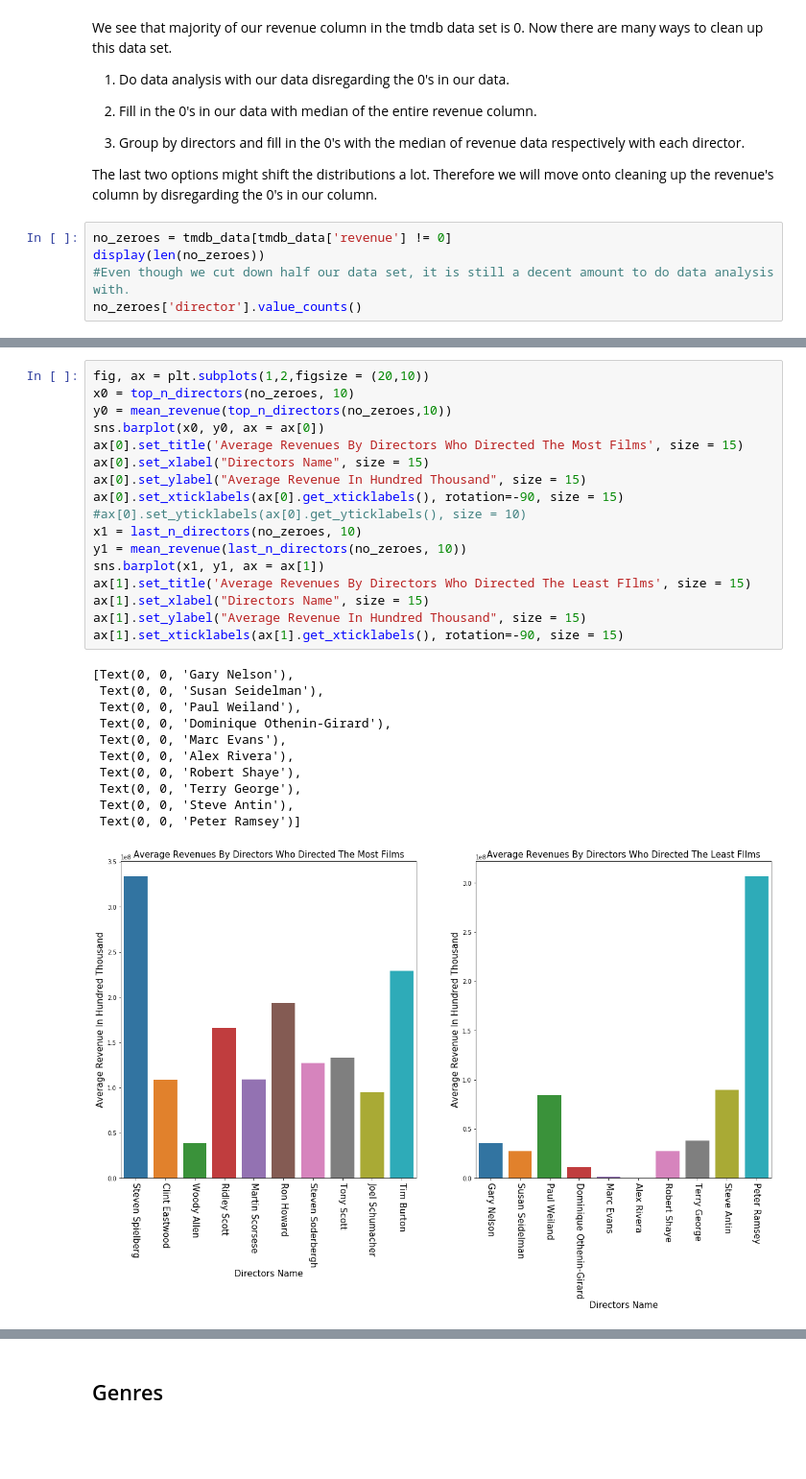
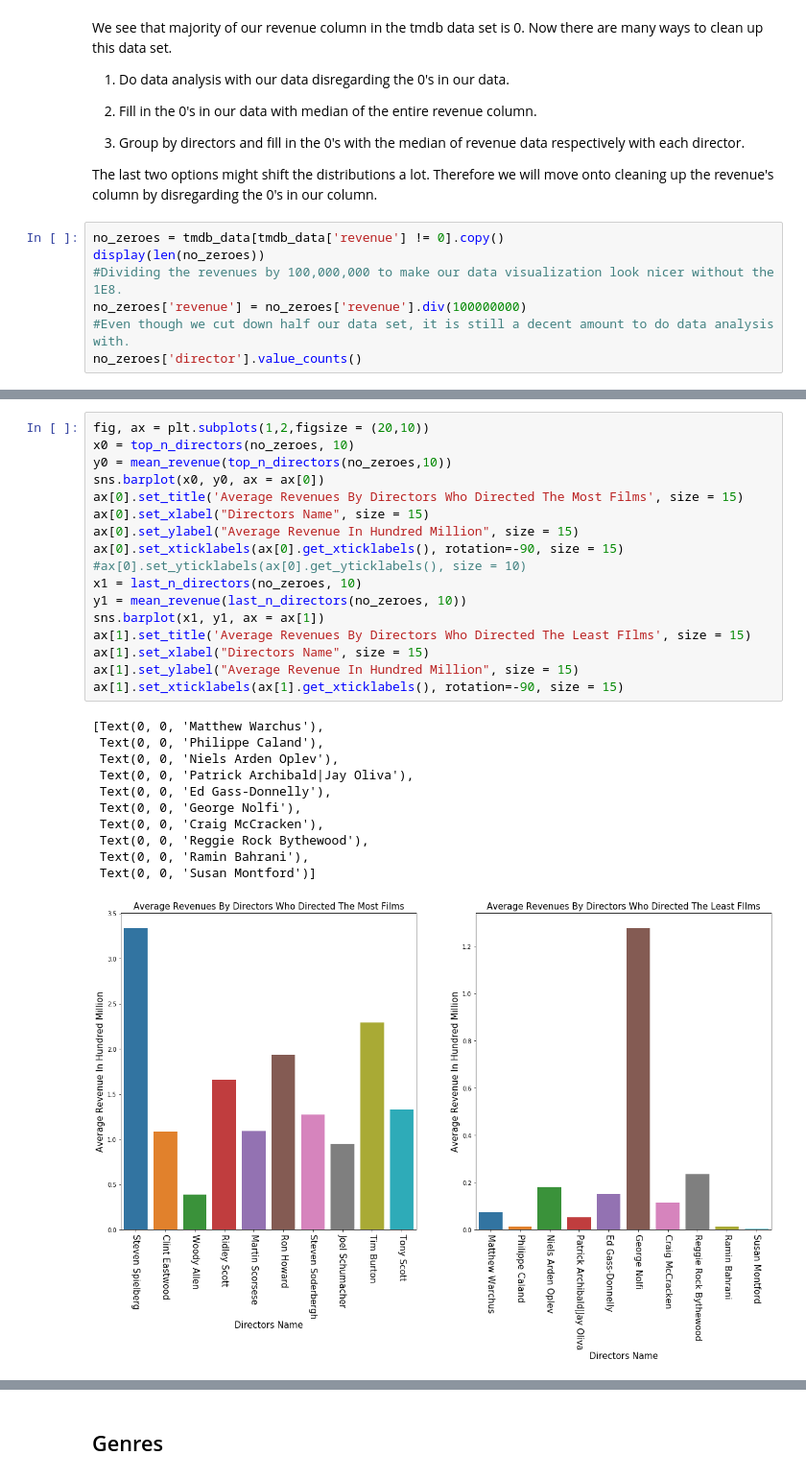
Before and after one commit to andypeng93/Movie_Project, a Jupyter notebook: Movie Project - Andy.ipynb, the cells around one changed output, grey strips where cells are left out. Shown at 96% size. Cells and saved outputs as stored; diff of their text form; blank space fills up the shorter version.

```diff
--- a/Movie Project - Andy.ipynb
+++ b/Movie Project - Andy.ipynb
@@ -371,8 +421,10 @@ We see that majority of our revenue column in the tmdb data set is 0. Now there
 
 The last two options might shift the distributions a lot. Therefore we will move onto cleaning up the revenue's column by disregarding the 0's in our column.
 # %%
-no_zeroes = tmdb_data[tmdb_data['revenue'] != 0]
+no_zeroes = tmdb_data[tmdb_data['revenue'] != 0].copy()
 display(len(no_zeroes))
+#Dividing the revenues by 100,000,000 to make our data visualization look nicer without the 1E8.
+no_zeroes['revenue'] = no_zeroes['revenue'].div(100000000)
 #Even though we cut down half our data set, it is still a decent amount to do data analysis with.
 no_zeroes['director'].value_counts()
 # %% [output]
@@ -423,29 +475,29 @@ display(last_n_directors(no_zeroes, 5))
 # %%
 fig, ax = plt.subplots(1,2,figsize = (20,10))
 x0 = top_n_directors(no_zeroes, 10)
 y0 = mean_revenue(top_n_directors(no_zeroes,10))
 sns.barplot(x0, y0, ax = ax[0])
 ax[0].set_title('Average Revenues By Directors Who Directed The Most Films', size = 15)
 ax[0].set_xlabel("Directors Name", size = 15)
-ax[0].set_ylabel("Average Revenue In Hundred Thousand", size = 15)
+ax[0].set_ylabel("Average Revenue In Hundred Million", size = 15)
 ax[0].set_xticklabels(ax[0].get_xticklabels(), rotation=-90, size = 15)
 #ax[0].set_yticklabels(ax[0].get_yticklabels(), size = 10)
 x1 = last_n_directors(no_zeroes, 10)
 y1 = mean_revenue(last_n_directors(no_zeroes, 10))
 sns.barplot(x1, y1, ax = ax[1])
 ax[1].set_title('Average Revenues By Directors Who Directed The Least FIlms', size = 15)
 ax[1].set_xlabel("Directors Name", size = 15)
-ax[1].set_ylabel("Average Revenue In Hundred Thousand", size = 15)
+ax[1].set_ylabel("Average Revenue In Hundred Million", size = 15)
 ax[1].set_xticklabels(ax[1].get_xticklabels(), rotation=-90, size = 15)
 # %% [output]
-[Text(0, 0, 'Gary Nelson'),
- Text(0, 0, 'Susan Seidelman'),
- Text(0, 0, 'Paul Weiland'),
- Text(0, 0, 'Dominique Othenin-Girard'),
- Text(0, 0, 'Marc Evans'),
- Text(0, 0, 'Alex Rivera'),
- Text(0, 0, 'Robert Shaye'),
- Text(0, 0, 'Terry George'),
- Text(0, 0, 'Steve Antin'),
- Text(0, 0, 'Peter Ramsey')]
+[Text(0, 0, 'Matthew Warchus'),
+ Text(0, 0, 'Philippe Caland'),
+ Text(0, 0, 'Niels Arden Oplev'),
+ Text(0, 0, 'Patrick Archibald|Jay Oliva'),
+ Text(0, 0, 'Ed Gass-Donnelly'),
+ Text(0, 0, 'George Nolfi'),
+ Text(0, 0, 'Craig McCracken'),
+ Text(0, 0, 'Reggie Rock Bythewood'),
+ Text(0, 0, 'Ramin Bahrani'),
+ Text(0, 0, 'Susan Montford')]
-[figure, old version]
+[figure, new version]
```
Also changed, not shown: parts of 59 cells of this notebook.
